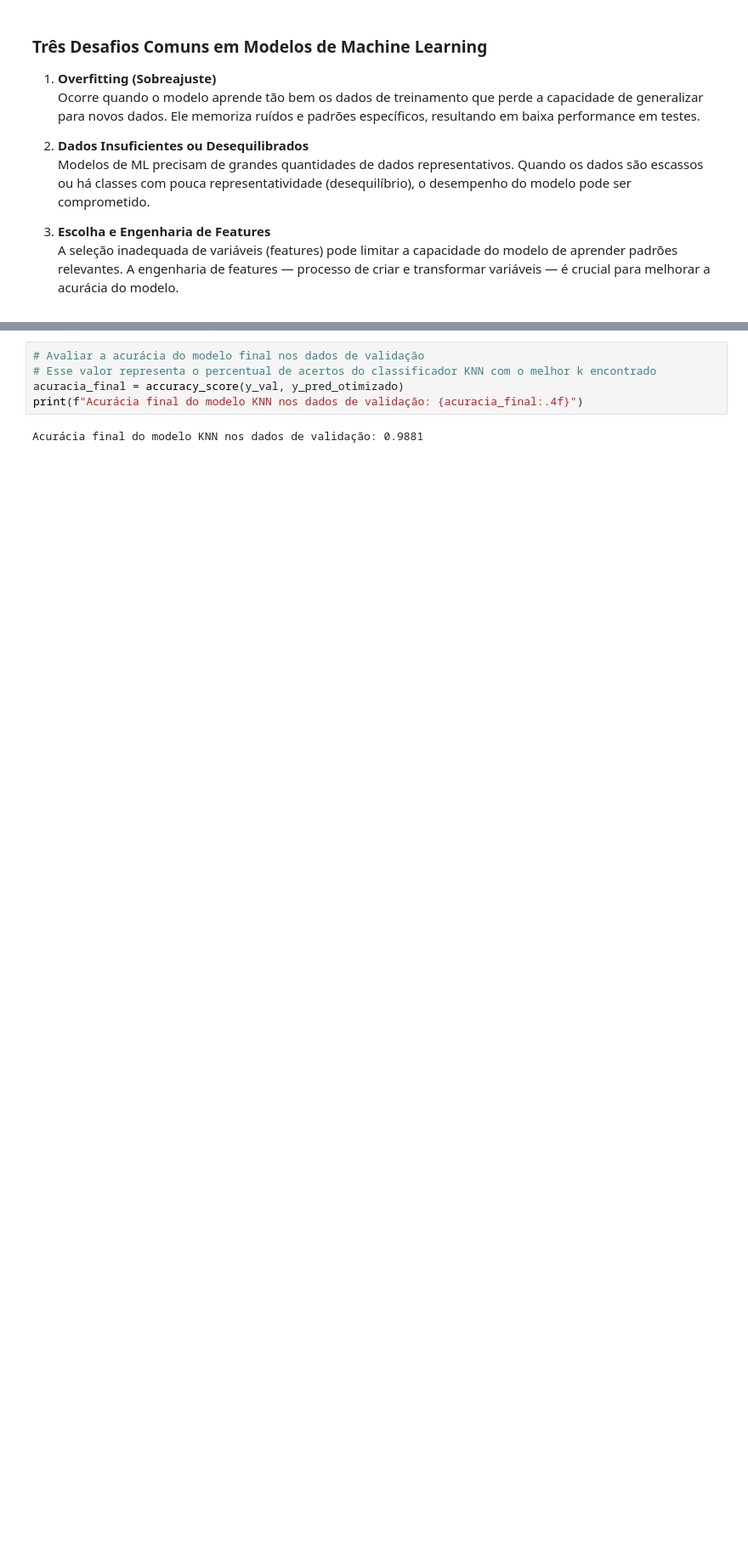
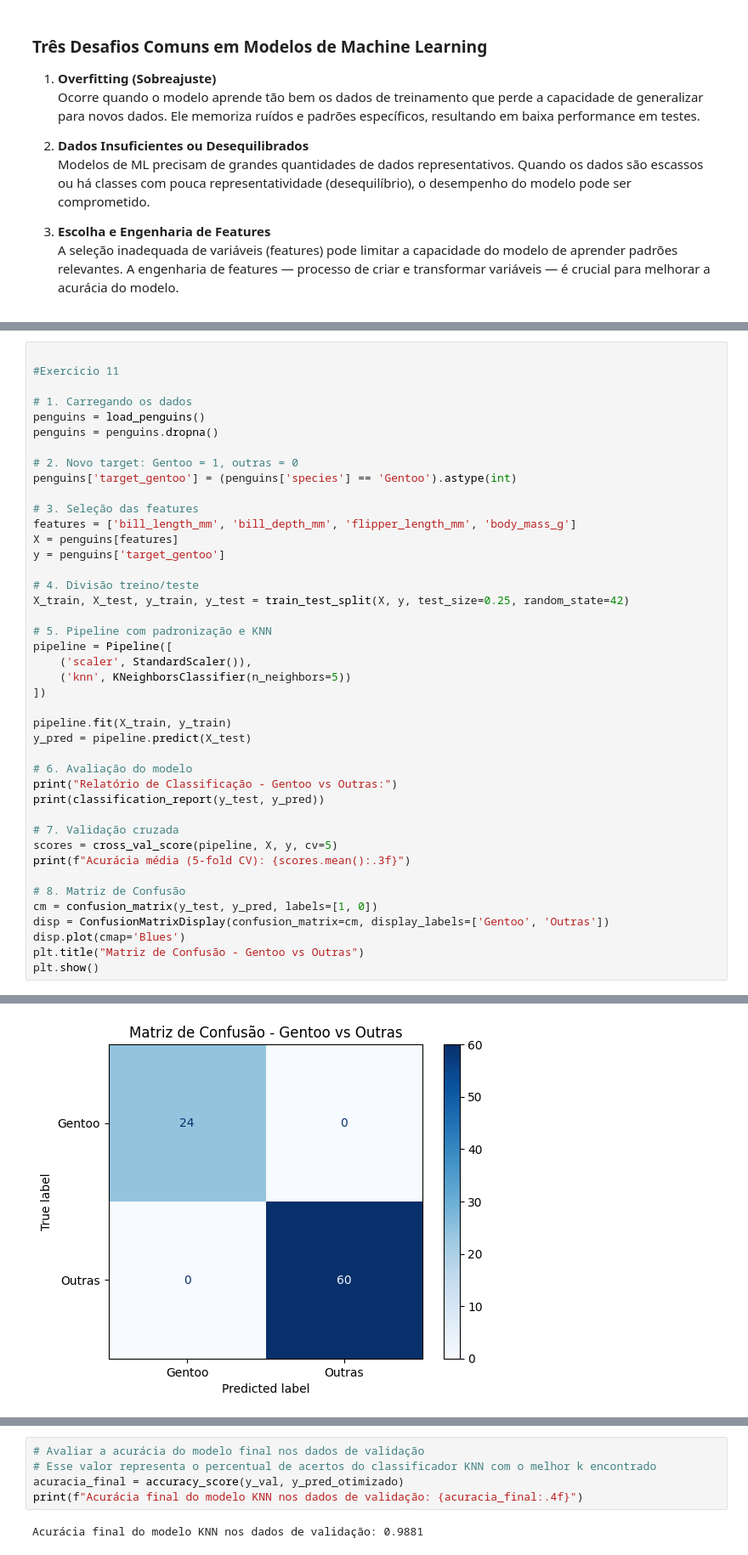
Before and after one commit to EstevezCodando/ML_Ia_Tp2, a Jupyter notebook: TP1_PalmerPenguins.ipynb, the cells around one changed output, grey strips where cells are left out. Shown at 85% size. Saved outputs shown, nothing was run; the diff lists cells and outputs as text; blank space fills up the shorter version.

```diff
--- a/TP1_PalmerPenguins.ipynb
+++ b/TP1_PalmerPenguins.ipynb
@@ -166,0 +235,43 @@ weighted avg       0.99      0.99      0.99        84
+# %%
+
+#Exercicio 11
+
+# 1. Carregando os dados
+penguins = load_penguins()
+penguins = penguins.dropna()
+
+# 2. Novo target: Gentoo = 1, outras = 0
+penguins['target_gentoo'] = (penguins['species'] == 'Gentoo').astype(int)
+
+# 3. Seleção das features
+features = ['bill_length_mm', 'bill_depth_mm', 'flipper_length_mm', 'body_mass_g']
+X = penguins[features]
+y = penguins['target_gentoo']
+
+# 4. Divisão treino/teste
+X_train, X_test, y_train, y_test = train_test_split(X, y, test_size=0.25, random_state=42)
+
+# 5. Pipeline com padronização e KNN
+pipeline = Pipeline([
+    ('scaler', StandardScaler()),
+    ('knn', KNeighborsClassifier(n_neighbors=5))
+])
+
+pipeline.fit(X_train, y_train)
+y_pred = pipeline.predict(X_test)
+
+# 6. Avaliação do modelo
+print("Relatório de Classificação - Gentoo vs Outras:")
+print(classification_report(y_test, y_pred))
+
+# 7. Validação cruzada
+scores = cross_val_score(pipeline, X, y, cv=5)
+print(f"Acurácia média (5-fold CV): {scores.mean():.3f}")
+
+# 8. Matriz de Confusão
+cm = confusion_matrix(y_test, y_pred, labels=[1, 0])
+disp = ConfusionMatrixDisplay(confusion_matrix=cm, display_labels=['Gentoo', 'Outras'])
+disp.plot(cmap='Blues')
+plt.title("Matriz de Confusão - Gentoo vs Outras")
+plt.show()
+# %% [output]
@@ -166,0 +289 @@ weighted avg       0.99      0.99      0.99        84
+[figure, added]
```
Also changed, not shown: parts of 7 cells of this notebook, 5 other files.
